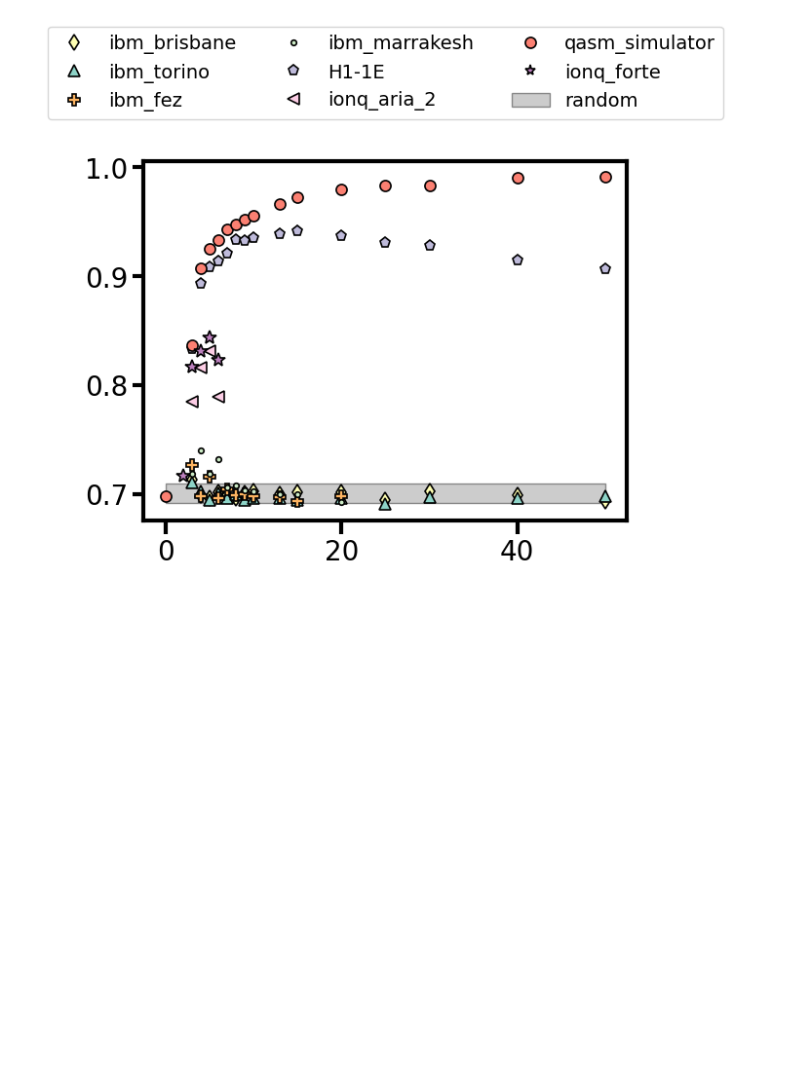
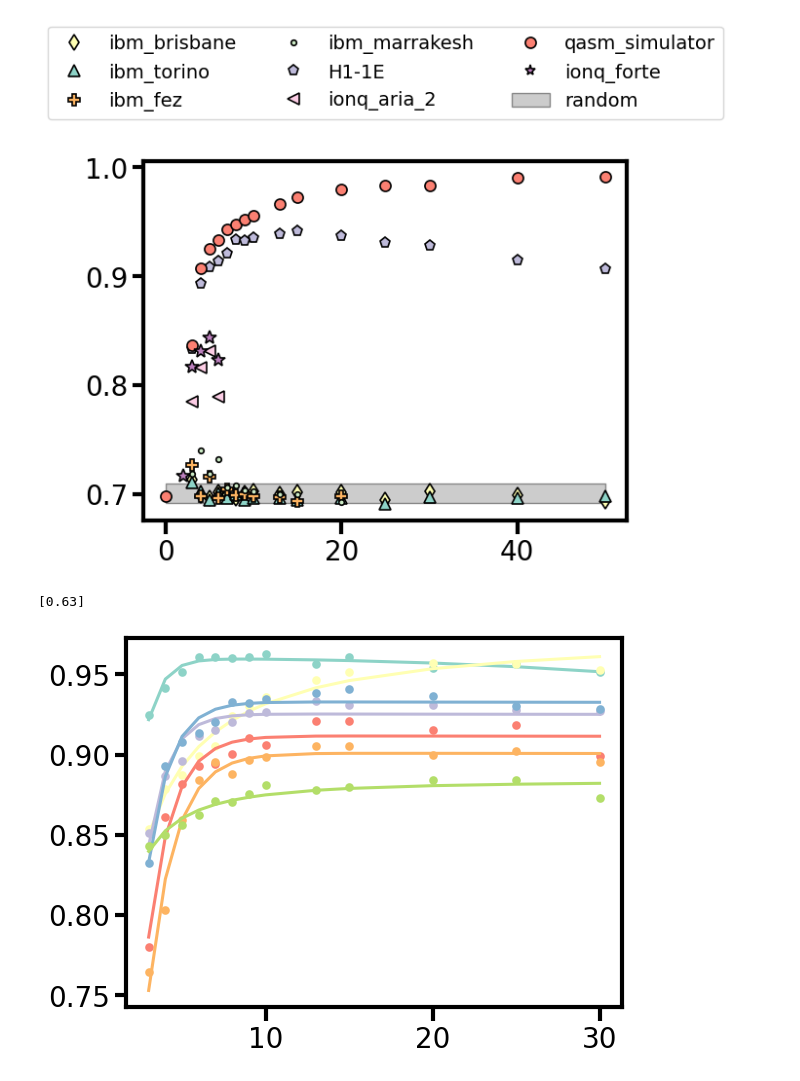
Before and after one commit to alejomonbar/LR-QAOA-QPU-Benchmarking, a Jupyter notebook: FC-Figures.ipynb, the cells around one changed output. Saved outputs shown, nothing was run; the diff lists cells and outputs as text; code cells hidden in the pictures; blank space fills up the shorter version.

```diff
--- a/FC-Figures.ipynb
+++ b/FC-Figures.ipynb
@@ -283,3 +283,7 @@ QPU: ionq_aria_2 | r = 0.831
 QPU: qasm_simulator | r = 0.991
 QPU: ionq_forte | r = 0.844
 [figure]
+# %%
+results_opt["Deltas"]
+# %% [output]
+[0.63]
@@ -285,0 +333,54 @@ QPU: ionq_forte | r = 0.844
+# %%
+from scipy.optimize import minimize
+colors = plt.get_cmap("Set3")
+# def obj_fun(error, k, y_random, y_opt, N_edges, p):
+#     y = y_random + (y_opt - y_random) / (1 + (N_edges*p*error/2) ** (k))
+#     return y
+def obj_fun(error, k, eta, A, N_edges, p):
+    y = y_random + (A - np.exp(-eta*p)) / (1 + error*(N_edges*p*1e-3/2) ** (k))
+    return y
+def fun_ideal(x, y_opt, y_random, ps):
+    eta = x[0]
+    A = x[1]
+    y = [A  - np.exp(-eta*p) for p in ps]
+    y_real = (y_opt - y_random)/(1-y_random)
+    return np.mean((y_real - y)**2)
+
+def func(x, nq, ps, y_real):
+    error = x[0]
+    k = x[1]
+    eta = x[2]
+    A = x[3]
+    y = np.array([obj_fun(error, k, eta, A, nq, p) for p in ps])
+    return np.mean((y - y_real) ** 2)
+
+fig, ax = plt.subplots()
+backend_name = "H1-1E"
+errors = []
+ks = []
+nqs = [5,7,10,13,15,17,20]
+for i, nq in enumerate(nqs):
+    prop = "r"
+    graph = "FC"
+    results = np.load(f"./Data/{backend_name}/{nq}_{graph}.npy", allow_pickle=True).item()
+    ps = results["ps"][:-2]
+    results_opt = np.load(f"./Data/qasm_simulator/{nq}_{graph}.npy", allow_pickle=True).item()
+    N_edges = results["G"].number_of_edges()
+    y_random = results["random"]["r"]
+    y_opt = np.array([results_opt["postprocessing"][results_opt["Deltas"][0]][p][0][prop] for p in ps])
+    y = np.array([results["postprocessing"][results["Deltas"][0]][p][0][prop] for p in ps])
+    x0 = [0.01, 0.1, 0.8, 0.3]
+    res_opt = minimize(fun_ideal, [1, 0.2], args=(y_opt, y_random, ps), method="Nelder-Mead")
+    eta = res_opt.x[0]
+    A = res_opt.x[1]
+    res = minimize(func, x0, args=(N_edges, ps, y), method="Nelder-Mead")
+    ks.append(res.x[1])
+    errors.append(res.x[0])
+    eta = res.x[2]
+    A = res.x[3]
+    plt.plot(ps, y, marker="o", linewidth=0, label="real", color=colors(i))
+    # plt.plot(ps, (y_opt-y_random)/(1-y_random), marker="o", linestyle="--", label="ideal", color=colors(i))
+    # plt.plot(ps, [res_opt.x[1] *(1 - np.exp(-eta*p)) for p in ps], label="ideal", color=colors(i))
+    plt.plot(ps, [obj_fun(res.x[0], res.x[1], eta, A, N_edges, p) for p in ps], color=colors(i))
+# %% [output]
+[figure, added]
```
Also changed, not shown: parts of 11 cells of this notebook, 11 other files.
